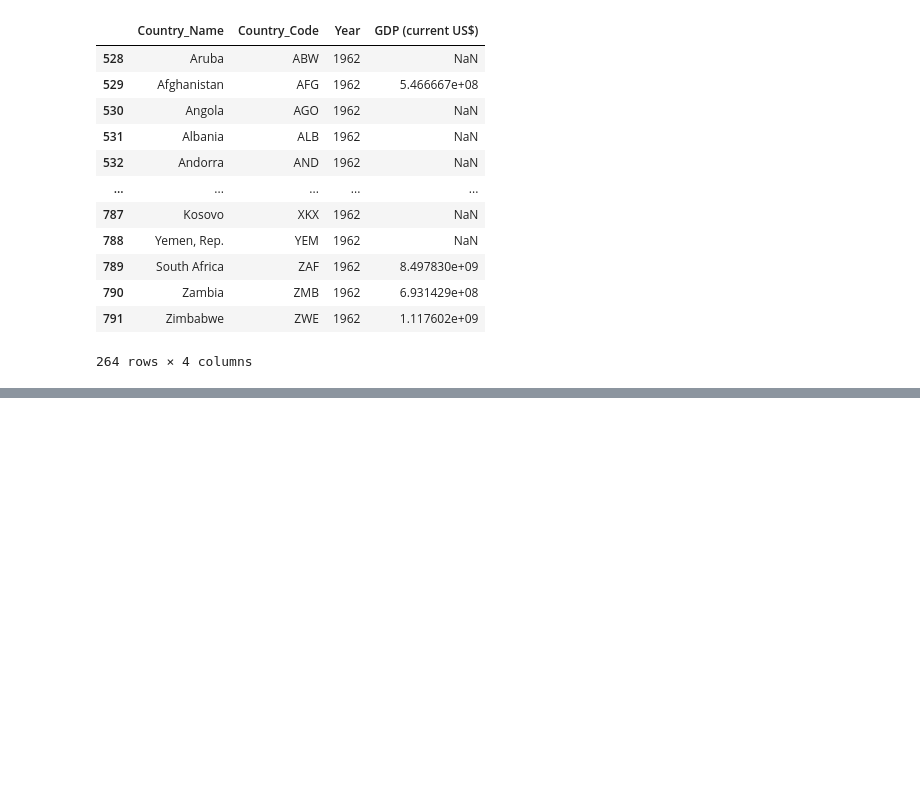
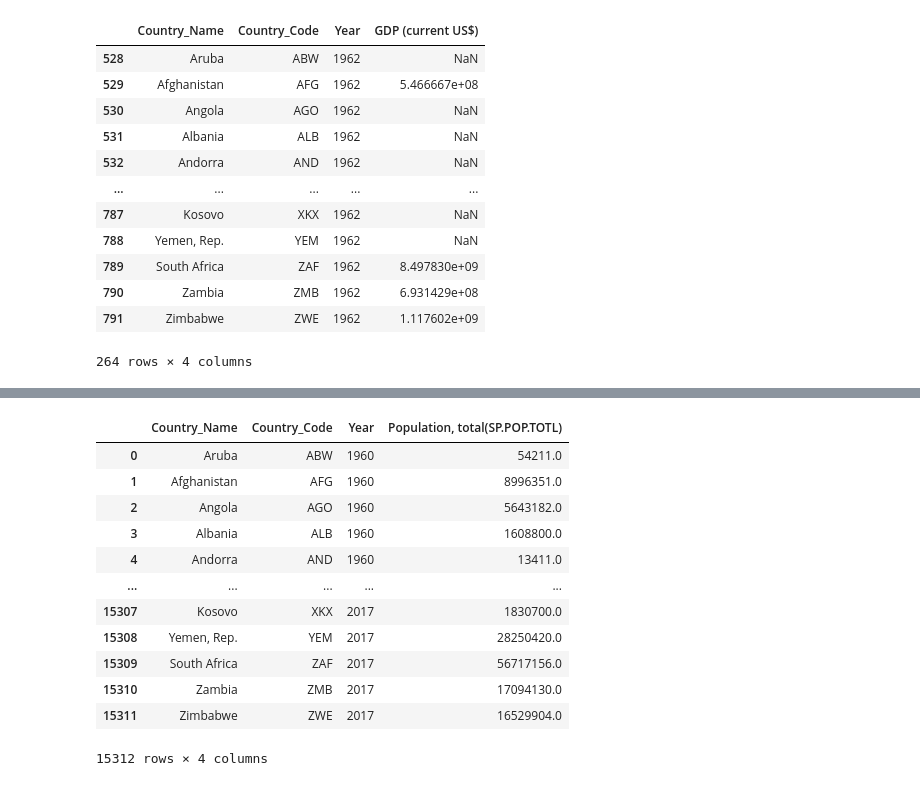
Before and after one commit to ramadhantaAkmal/etl-pipeline-capstone-project, a Jupyter notebook: Data Discovery.ipynb, the cells around one changed output, grey strips where cells are left out. Saved outputs shown, nothing was run; the diff lists cells and outputs as text; code cells hidden in the pictures; blank space fills up the shorter version.

```diff
--- a/Data Discovery.ipynb
+++ b/Data Discovery.ipynb
@@ -232,0 +272,17 @@ gdp_data_long[gdp_data_long['Year'] == 1962]
+# %%
+population_data_transformed = to_long_format(population_data)
+population_data_transformed
+# %% [output]
+|  | Country_Name | Country_Code | Year | Population, total(SP.POP.TOTL) |
+| 0 | Aruba | ABW | 1960 | 54211.0 |
+| 1 | Afghanistan | AFG | 1960 | 8996351.0 |
+| 2 | Angola | AGO | 1960 | 5643182.0 |
+| 3 | Albania | ALB | 1960 | 1608800.0 |
+| 4 | Andorra | AND | 1960 | 13411.0 |
+| ... | ... | ... | ... | ... |
+| 15307 | Kosovo | XKX | 2017 | 1830700.0 |
+| 15308 | Yemen, Rep. | YEM | 2017 | 28250420.0 |
+| 15309 | South Africa | ZAF | 2017 | 56717156.0 |
+| 15310 | Zambia | ZMB | 2017 | 17094130.0 |
+| 15311 | Zimbabwe | ZWE | 2017 | 16529904.0 |
+15312 rows × 4 columns
```
Also changed, not shown: parts of 6 cells of this notebook.
